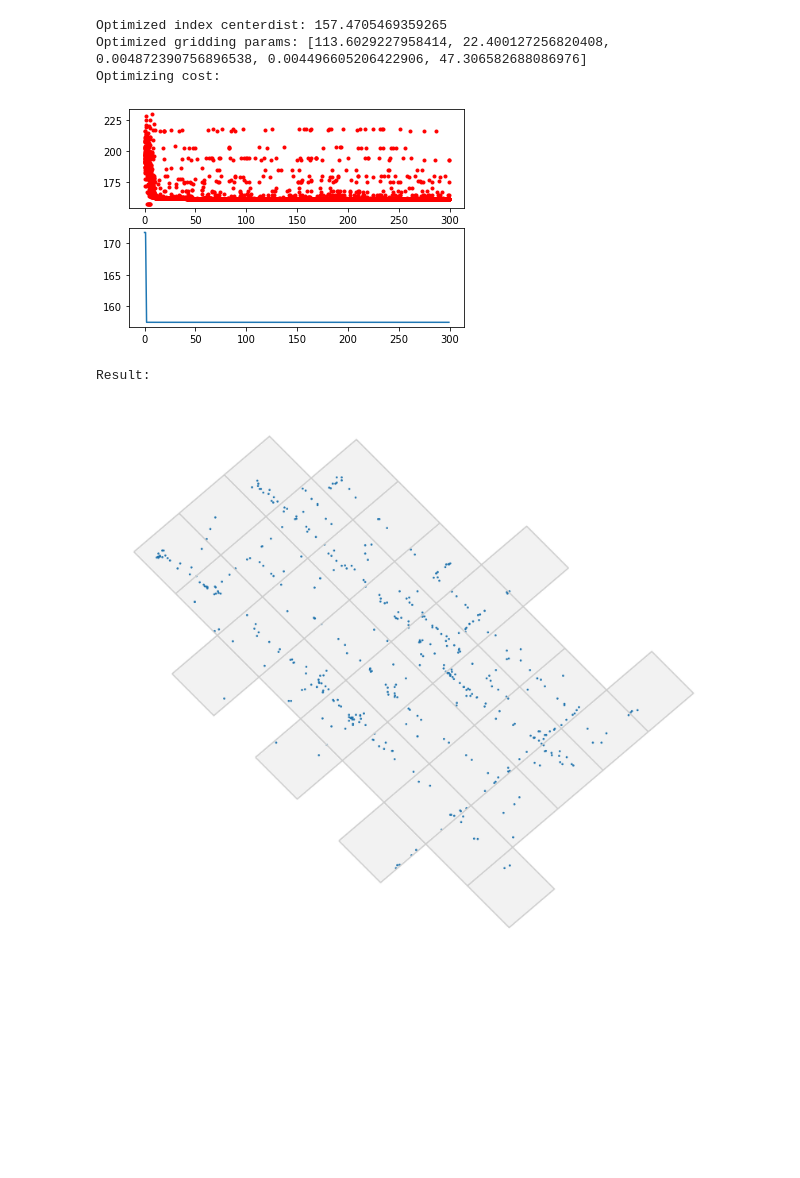
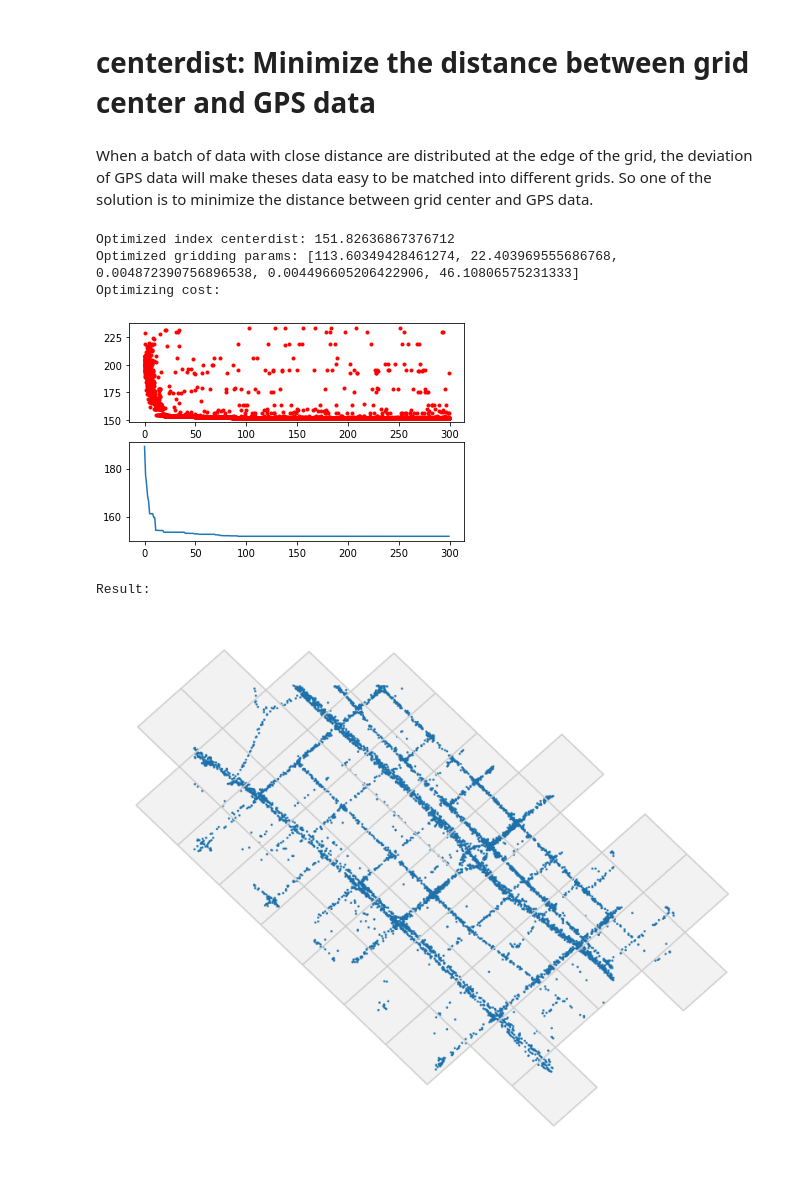
Before and after one commit to ni1o1/transbigdata, a Jupyter notebook: example/Example 6-Optimize grid params.ipynb, the cells around one changed output. Cells and saved outputs as stored; diff of their text form; code cells hidden in the pictures; blank space fills up the shorter version.

```diff
--- a/example/Example 6-Optimize grid params.ipynb
+++ b/example/Example 6-Optimize grid params.ipynb
@@ -1,30 +29,34 @@
+# %% [markdown]
+# centerdist: Minimize the distance between grid center and GPS data
+# %% [markdown]
+When a batch of data with close distance are distributed at the edge of the grid, the deviation of GPS data will make theses data easy to be matched into different grids. So one of the solution is to minimize the distance between grid center and GPS data.
 # %%
 import pandas as pd
 import geopandas as gpd
 import transbigdata as tbd
 #Read data
 tripdata = pd.read_csv(r'data/TaxiData-Sample.csv')
 tripdata.columns = ['track_id','time','lon','lat','OpenStatus','Speed']
 
 #Retain the data in given area
 area = gpd.read_file(r'data/gis/szarea1.json')
 tripdata = tbd.clean_outofshape(tripdata,area,col=['lon','lat'])
 
 #Generate initial griding params
 bounds = [113.6,22.4,114.8,22.9]
 initialparams = tbd.grid_params(bounds,accuracy = 500)
 
-#Optimize griding params
+#Optimize gridding params
 params_optimized = tbd.grid_params_optimize(tripdata,
                                             initialparams,
                                             col=['track_id','lon','lat'],
                                             method='centerdist',
-                                            sample=500,#sample=0 not sampling
+                                            sample=0, #not sampling
                                             printlog=True)
 # %% [output]
-Optimized index centerdist: 157.4705469359265
-Optimized gridding params: [113.6029227958414, 22.400127256820408, 0.004872390756896538, 0.004496605206422906, 47.306582688086976]
+Optimized index centerdist: 151.82636867376712
+Optimized gridding params: [113.60349428461274, 22.403969555686768, 0.004872390756896538, 0.004496605206422906, 46.10806575231333]
 Optimizing cost:
-[figure, old version]
+[figure, new version]
 Result:
-[figure, old version]
+[figure, new version]
```
Also changed, not shown: parts of 10 cells of this notebook.
